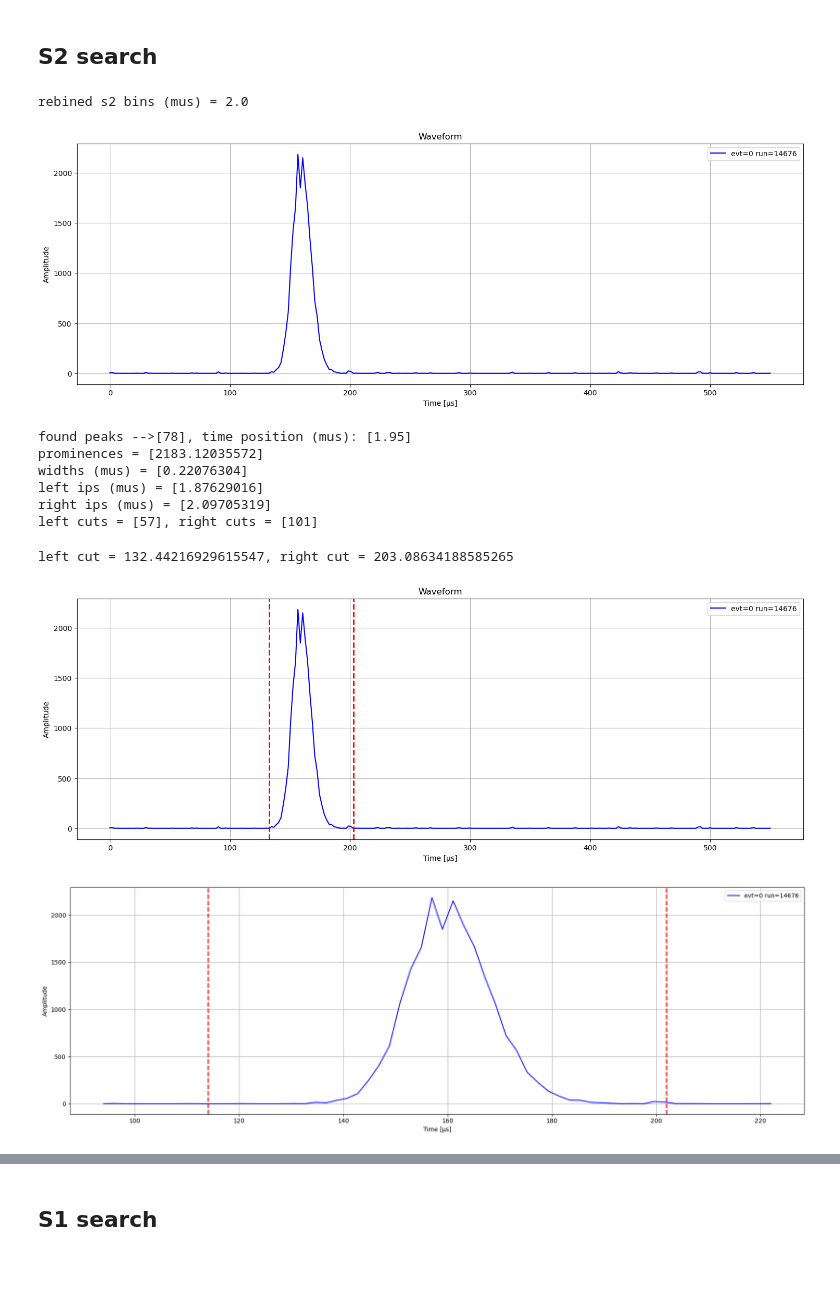
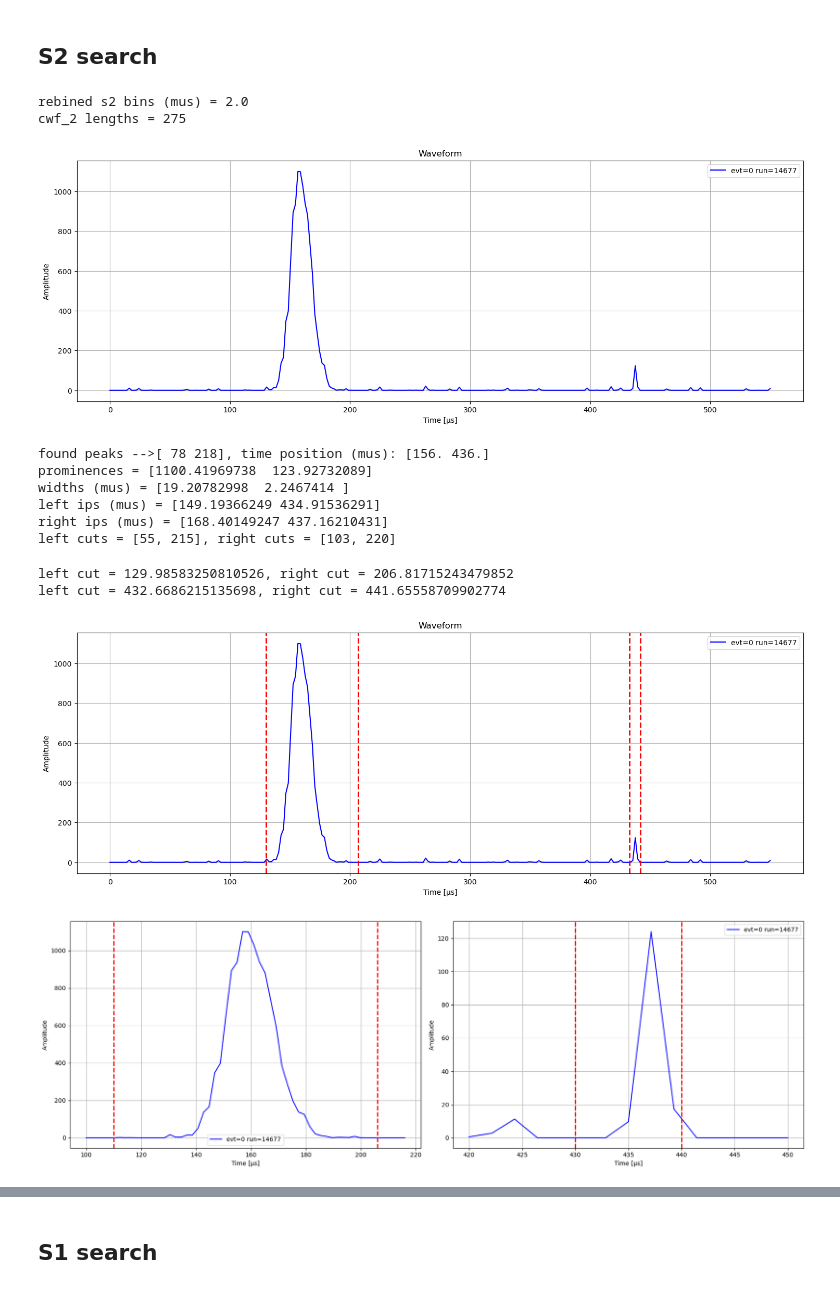
Before and after one commit to jjgomezcadenas/NextEventDisplay, a Jupyter notebook: nb/fKr.ipynb, the cells around one changed output, grey strips where cells are left out. Saved outputs shown, nothing was run; the diff lists cells and outputs as text; code cells hidden in the pictures.

```diff
--- a/nb/fKr.ipynb
+++ b/nb/fKr.ipynb
@@ -99,7 +99,7 @@ time sample pmt  = 0.025 mus
 # %% [markdown]
 #### run number
 # %%
-run_number = 14676
+run_number = 14677
 # %% [markdown]
 ### adc to pes conversion
 # %%
@@ -226,36 +240,39 @@ cwf_s2 = rebin_sum(sum_cwf_corr[is2tmn:is2tmx], s2_rebin)
 t2_rebin = cwf_s2.shape[0]
 tbins2=tspmt * s2_rebin
 print(f"rebined s2 bins (mus) = {tbins2}")
+print(f"cwf_2 lengths = {cwf_s2.shape[0]}")
 # %% [output]
 rebined s2 bins (mus) = 2.0
+cwf_2 lengths = 275
 # %%
 plot_waveform(cwf_s2, t2_rebin, run_number, event_number, figsize=(18, 6), tbin=tbins2)
 # %% [output]
-[figure, old version]
+[figure, new version]
 # %%
 ps2 = find_peak_params(cwf_s2, prominence=100, distance=10)
 # %%
-print_peak_pars(ps2, tspmt)
+print_peak_pars(ps2, tbins2)
 # %% [output]
-found peaks -->[78], time position (mus): [1.95]
-prominences = [2183.12035572]
-widths (mus) = [0.22076304]
-left ips (mus) = [1.87629016]
-right ips (mus) = [2.09705319]
-left cuts = [57], right cuts = [101]
+found peaks -->[ 78 218], time position (mus): [156. 436.]
+prominences = [1100.41969738  123.92732089]
+widths (mus) = [19.20782998  2.2467414 ]
+left ips (mus) = [149.19366249 434.91536291]
+right ips (mus) = [168.40149247 437.16210431]
+left cuts = [55, 215], right cuts = [103, 220]
 # %%
 plot_waveform(cwf_s2, t2_rebin, run_number, event_number,
               ps2.peaks, ps2.widths, ps2.left_ips, ps2.right_ips, tbin=tbins2,
               figsize=(18, 6))
 # %% [output]
-left cut = 132.44216929615547, right cut = 203.08634188585265
+left cut = 129.98583250810526, right cut = 206.81715243479852
+left cut = 432.6686215135698, right cut = 441.65558709902774
-[figure, old version]
+[figure, new version]
 # %%
 plot_waveform_zoom_peaks(cwf_s2, run_number, event_number,
-                         ps2.peaks, ps2.lcuts, ps2.rcuts,twindows =(10, 10),
+                         ps2.peaks, ps2.lcuts, ps2.rcuts,twindows =(5, 5),
                          tscale=True, tbin=tbins2, figsize=(18, 6))
 # %% [output]
-[figure, old version]
+[figure, new version]
 # %%
 print(f"Energy of S2 = {s12_energy(cwf_s2, ps2)} pes")
 # %% [output]
```
Also changed, not shown: parts of 42 cells of this notebook, 7 other files.
